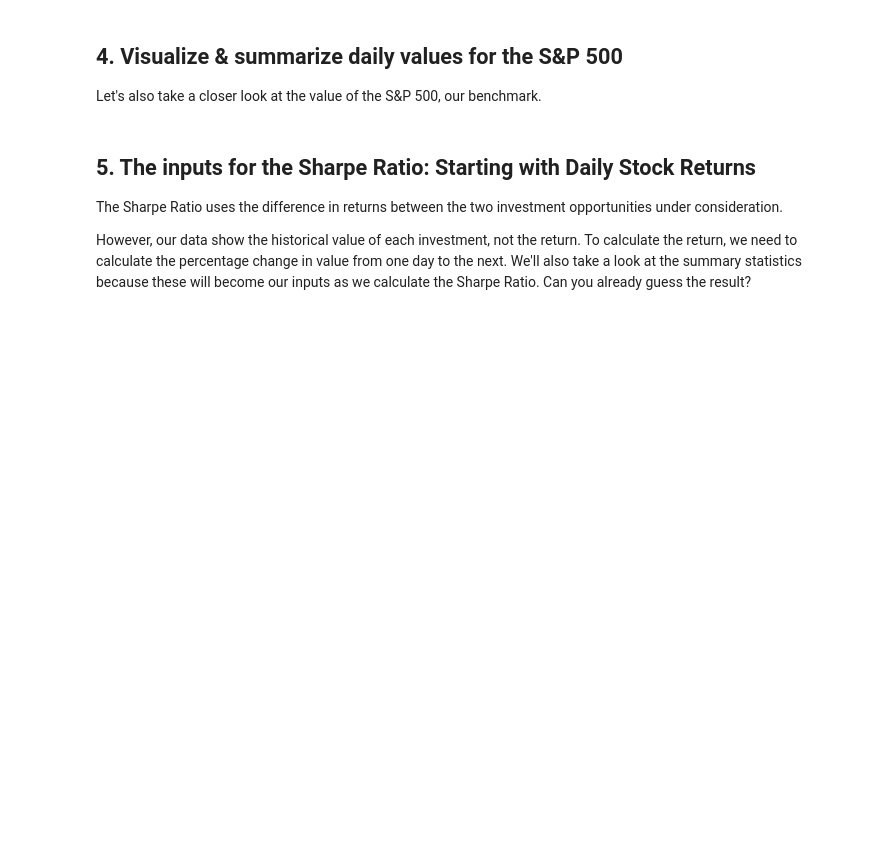
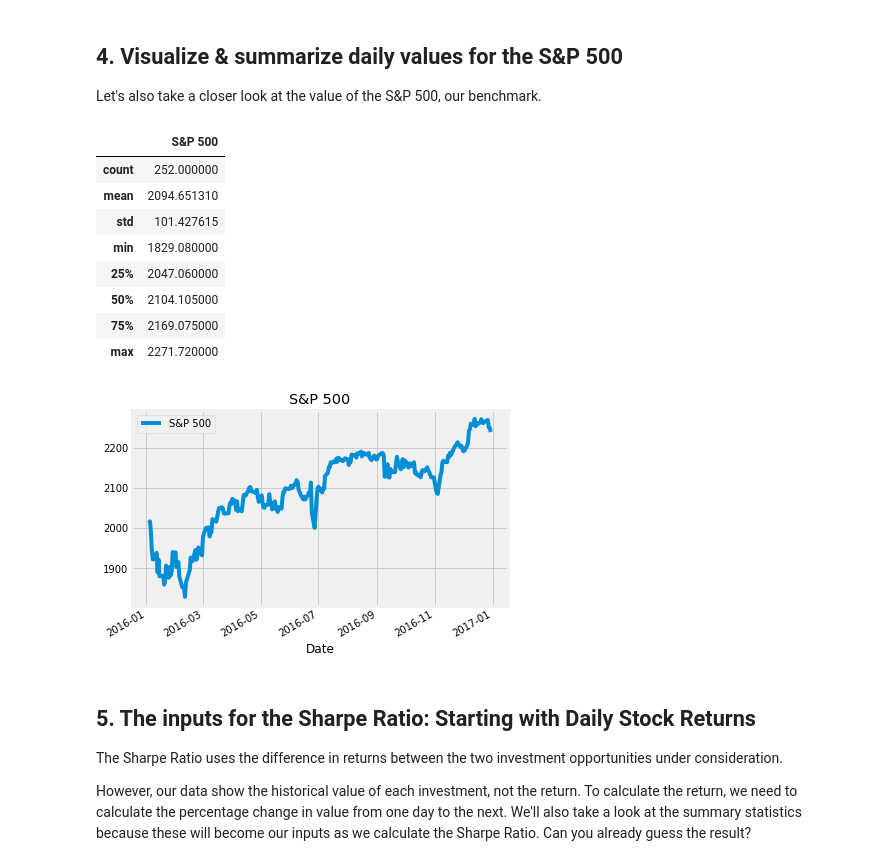
Before and after one commit to leighirving/sharpe-ratio, a Jupyter notebook: notebook.ipynb, the cells around one changed output. Drawn from its saved outputs; the diff is of its cells as text; code cells hidden in the pictures; blank space fills up the shorter version.

Commit message:
Visualize S&P 500 data

```diff
--- a/notebook.ipynb
+++ b/notebook.ipynb
@@ -83,3 +76,21 @@ stock_data.describe()
+# %%
+# plot the benchmark_data
+benchmark_data.plot(title='S&P 500')
+
+
+# summarize the benchmark_data
+benchmark_data.describe()
+# %% [output]
+|  | S&P 500 |
+| count | 252.000000 |
+| mean | 2094.651310 |
+| std | 101.427615 |
+| min | 1829.080000 |
+| 25% | 2047.060000 |
+| 50% | 2104.105000 |
+| 75% | 2169.075000 |
+| max | 2271.720000 |
+[figure, added]
 # %% [markdown]
 ## 5. The inputs for the Sharpe Ratio: Starting with Daily Stock Returns
 <p>The Sharpe Ratio uses the difference in returns between the two investment opportunities under consideration.</p>
```
Also changed, not shown: parts of 1 cell of this notebook.
